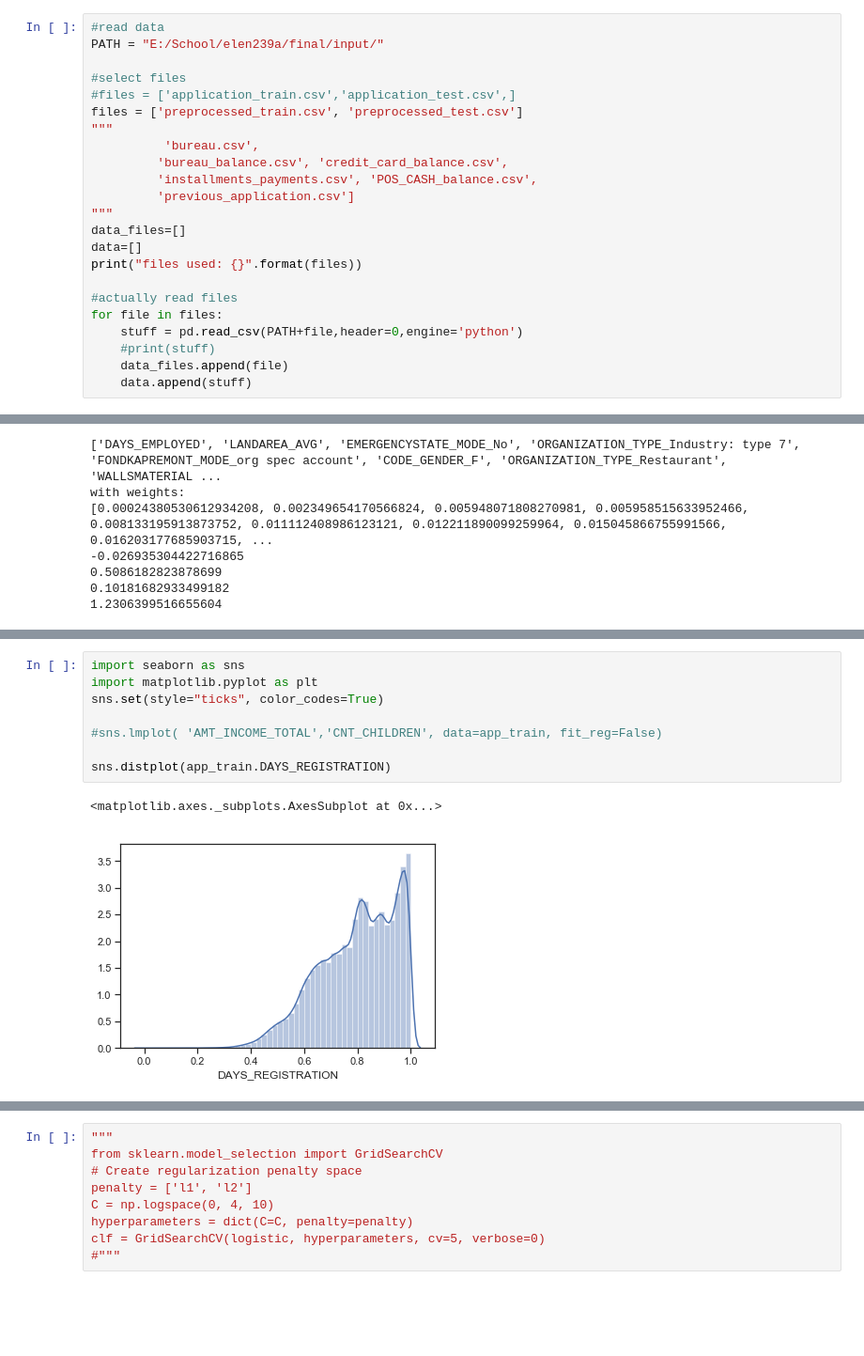
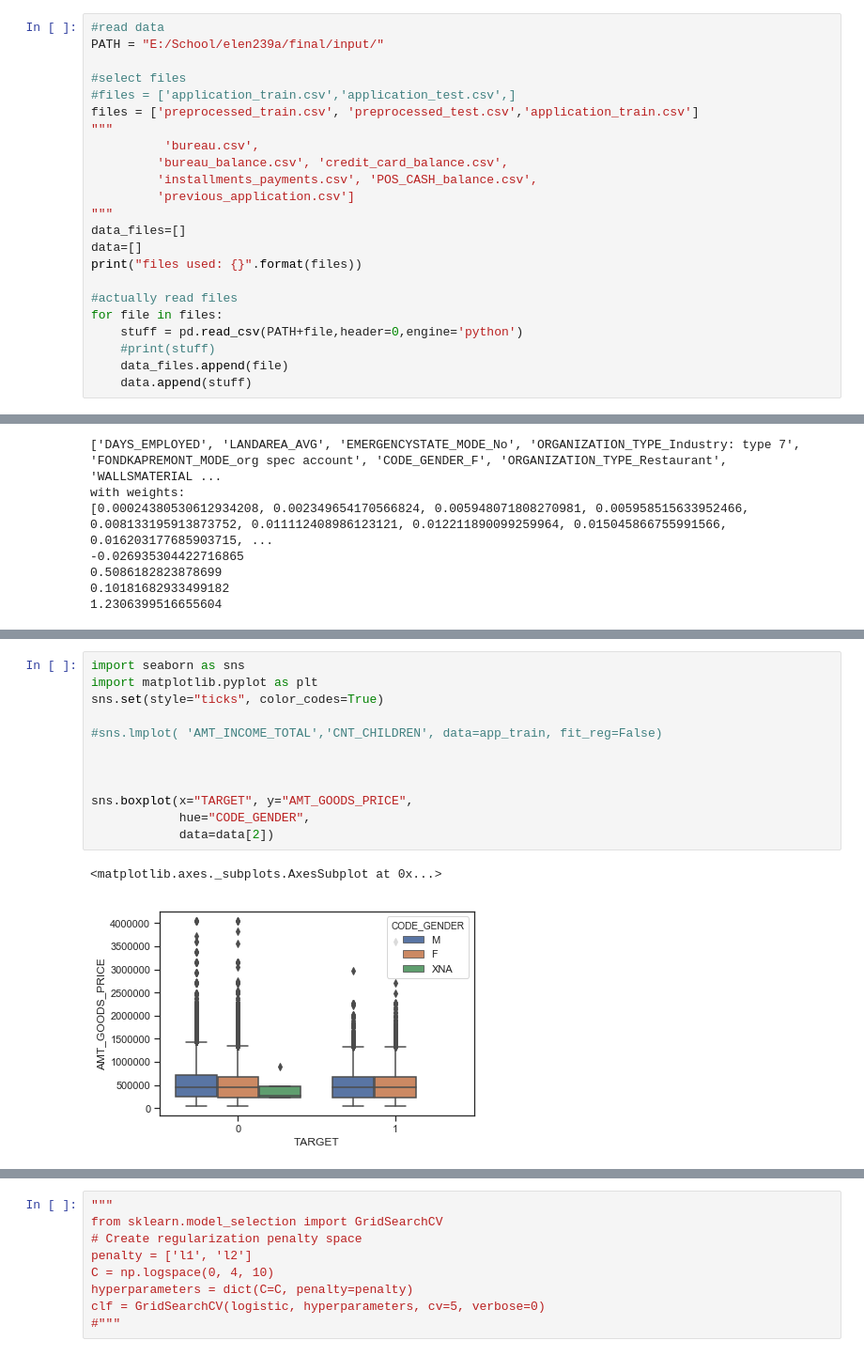
Before and after one commit to jharris07/defaultrisks, a Jupyter notebook: fuckery.ipynb, the cells around one changed output, grey strips where cells are left out. Shown at 94% size. Cells and saved outputs as stored; diff of their text form; blank space fills up the shorter version.

Commit message:
seaborn graphs added

```diff
--- a/fuckery.ipynb
+++ b/fuckery.ipynb
@@ -15,7 +15,7 @@ PATH = "E:/School/elen239a/final/input/"
 
 #select files
 #files = ['application_train.csv','application_test.csv',]
-files = ['preprocessed_train.csv', 'preprocessed_test.csv']
+files = ['preprocessed_train.csv', 'preprocessed_test.csv','application_train.csv']
 """
           'bureau.csv',
          'bureau_balance.csv', 'credit_card_balance.csv',
@@ -182,11 +187,15 @@ with weights:
 # %%
 import seaborn as sns
 import matplotlib.pyplot as plt
 sns.set(style="ticks", color_codes=True)
 
 #sns.lmplot( 'AMT_INCOME_TOTAL','CNT_CHILDREN', data=app_train, fit_reg=False)
 
-sns.distplot(app_train.DAYS_REGISTRATION)
+
+
+sns.boxplot(x="TARGET", y="AMT_GOODS_PRICE",
+            hue="CODE_GENDER",
+            data=data[2])
 # %% [output]
 <matplotlib.axes._subplots.AxesSubplot at 0x...>
-[figure, old version]
+[figure, new version]
```
Also changed, not shown: parts of 3 cells of this notebook.
